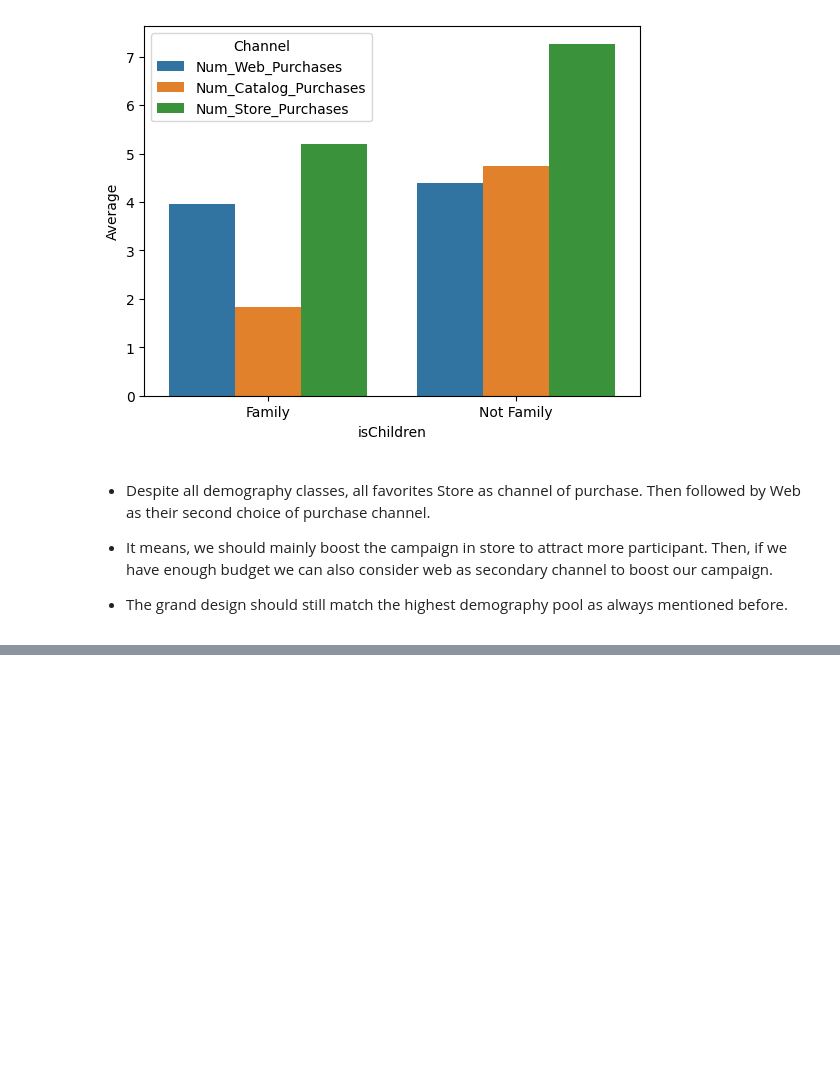
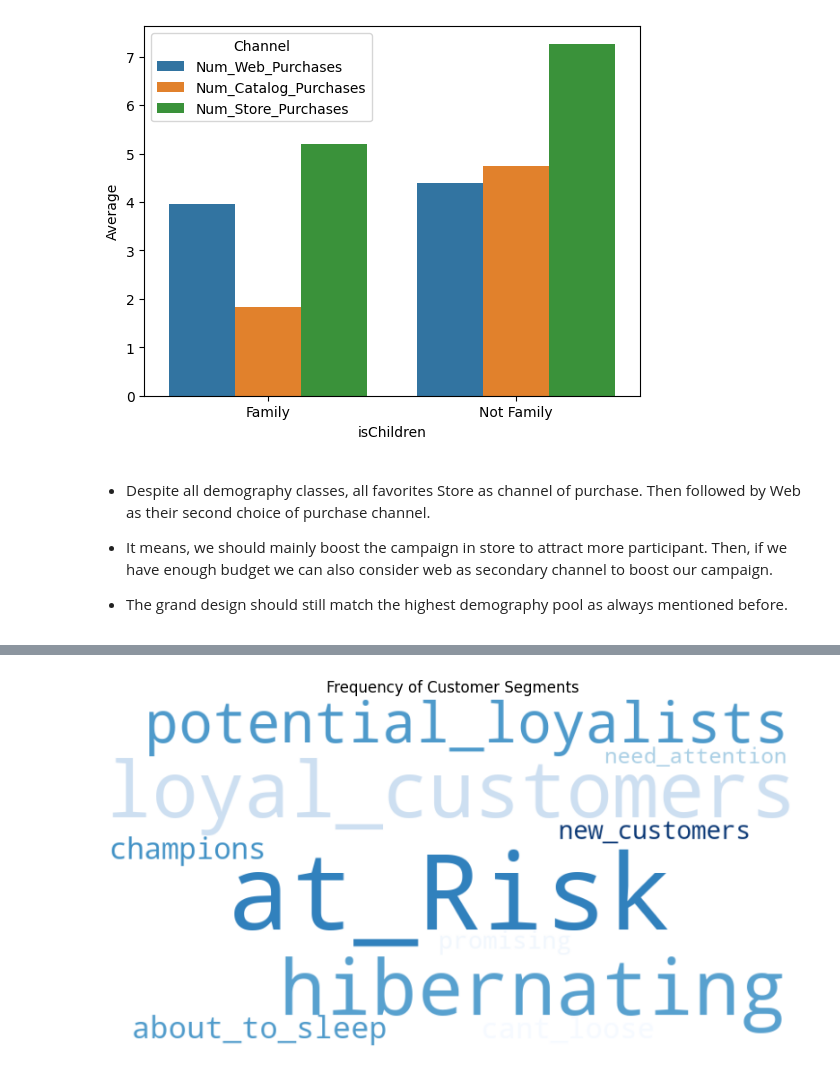
Before and after one commit to lvbaotram/Campaign-Analysis, a Jupyter notebook: EDA.ipynb, the cells around one changed output, grey strips where cells are left out. Saved outputs shown, nothing was run; the diff lists cells and outputs as text; code cells hidden in the pictures; blank space fills up the shorter version.

```diff
--- a/EDA.ipynb
+++ b/EDA.ipynb
@@ -1381,0 +1425,2 @@ Then, if we have enough budget we can also consider web as secondary channel to
+# %%
+rfm_df = rfm.copy()
@@ -1381,0 +1441,18 @@ Then, if we have enough budget we can also consider web as secondary channel to
+# %%
+# Clusters by RFM Score
+seg_map = {
+    r'[1-2][1-2]': 'hibernating',
+    r'[1-2][3-4]': 'at_Risk',
+    r'[1-2]5': 'cant_loose',
+    r'3[1-2]': 'about_to_sleep',
+    r'33': 'need_attention',
+    r'[3-4][4-5]': 'loyal_customers',
+    r'41': 'promising',
+    r'51': 'new_customers',
+    r'[4-5][2-3]': 'potential_loyalists',
+    r'5[4-5]': 'champions'
+}
+# %%
+# Performing calculations
+rfm_df.loc[:,'segment'] = rfm_df['RFM_SCORE'].replace(seg_map, regex=True)
+rfm_df[['segment', 'Recency', 'Frequency', 'Monetary']].groupby('segment').agg(['mean', 'count'])
@@ -1381,0 +1489,23 @@ Then, if we have enough budget we can also consider web as secondary channel to
+# %%
+# Count occurrences of each segment
+segment_counts = rfm_df['segment'].value_counts()
+
+# Convert counts to a dictionary for the word cloud
+segment_dict = segment_counts.to_dict()
+
+# Create a word cloud using segment frequencies
+wordcloud = WordCloud(
+    width=800, height=400,
+    background_color='white',
+    colormap='Blues',  # Change the colormap as needed
+    max_words=100
+).generate_from_frequencies(segment_dict)
+
+# Plotting the word cloud
+plt.figure(figsize=(10, 6))
+plt.imshow(wordcloud, interpolation='bilinear')
+plt.axis('off')
+plt.title('Frequency of Customer Segments')
+plt.show()
+# %% [output]
+[figure, added]
```
Also changed, not shown: parts of 15 cells of this notebook, 13 other files.
